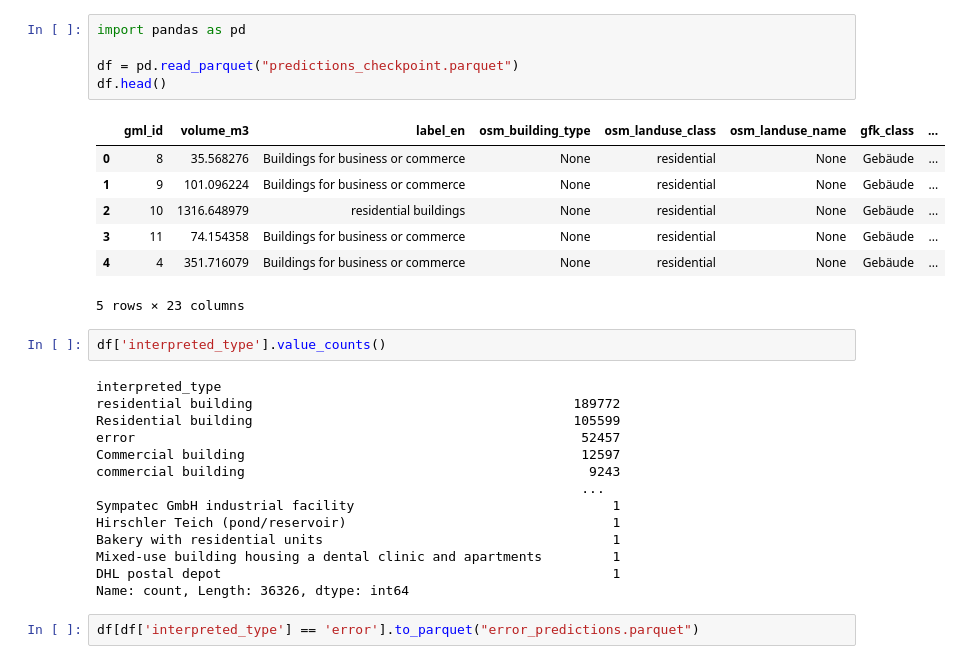
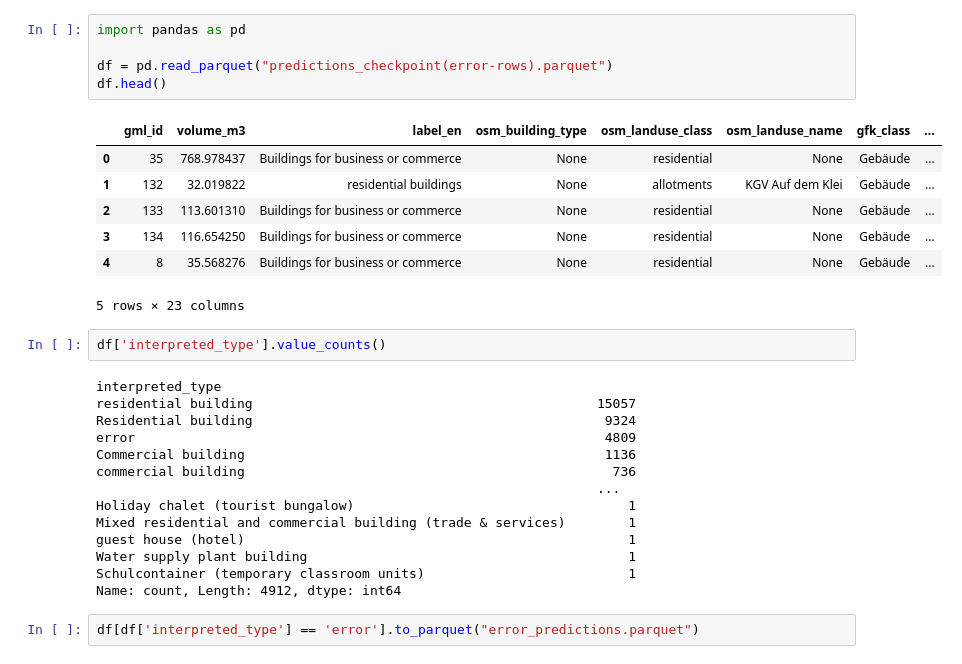
Before and after one commit to TUBS-IVS/Capacity_Calculation-pipeline, a Jupyter notebook: Label-mergining.ipynb, the cells around one changed output. Saved outputs shown, nothing was run; the diff lists cells and outputs as text.

Commit message:
Error-rows-rerun

```diff
--- a/Label-mergining.ipynb
+++ b/Label-mergining.ipynb
@@ -1,32 +1,32 @@
 # %%
 import pandas as pd
 
-df = pd.read_parquet("predictions_checkpoint.parquet")
+df = pd.read_parquet("predictions_checkpoint(error-rows).parquet")
 df.head()
 # %% [output]
 |  | gml_id | volume_m3 | label_en | osm_building_type | osm_landuse_class | osm_landuse_name | gfk_class | ... |
-| 0 | 8 | 35.568276 | Buildings for business or commerce | None | residential | None | Gebäude | ... |
-| 1 | 9 | 101.096224 | Buildings for business or commerce | None | residential | None | Gebäude | ... |
-| 2 | 10 | 1316.648979 | residential buildings | None | residential | None | Gebäude | ... |
-| 3 | 11 | 74.154358 | Buildings for business or commerce | None | residential | None | Gebäude | ... |
-| 4 | 4 | 351.716079 | Buildings for business or commerce | None | residential | None | Gebäude | ... |
+| 0 | 35 | 768.978437 | Buildings for business or commerce | None | residential | None | Gebäude | ... |
+| 1 | 132 | 32.019822 | residential buildings | None | allotments | KGV Auf dem Klei | Gebäude | ... |
+| 2 | 133 | 113.601310 | Buildings for business or commerce | None | residential | None | Gebäude | ... |
+| 3 | 134 | 116.654250 | Buildings for business or commerce | None | residential | None | Gebäude | ... |
+| 4 | 8 | 35.568276 | Buildings for business or commerce | None | residential | None | Gebäude | ... |
 5 rows × 23 columns
 # %%
 df['interpreted_type'].value_counts()
 # %% [output]
 interpreted_type
-residential building                                         189772
-Residential building                                         105599
-error                                                         52457
-Commercial building                                           12597
-commercial building                                            9243
-                                                              ...
-Sympatec GmbH industrial facility                                 1
-Hirschler Teich (pond/reservoir)                                  1
-Bakery with residential units                                     1
-Mixed-use building housing a dental clinic and apartments         1
-DHL postal depot                                                  1
-Name: count, Length: 36326, dtype: int64
+residential building                                            15057
+Residential building                                             9324
+error                                                            4809
+Commercial building                                              1136
+commercial building                                               736
+                                                                ...
+Holiday chalet (tourist bungalow)                                   1
+Mixed residential and commercial building (trade & services)        1
+guest house (hotel)                                                 1
+Water supply plant building                                         1
+Schulcontainer (temporary classroom units)                          1
+Name: count, Length: 4912, dtype: int64
 # %%
 df[df['interpreted_type'] == 'error'].to_parquet("error_predictions.parquet")
 # %%
```
Also changed, not shown: parts of 6 cells of this notebook, 1 other file.
